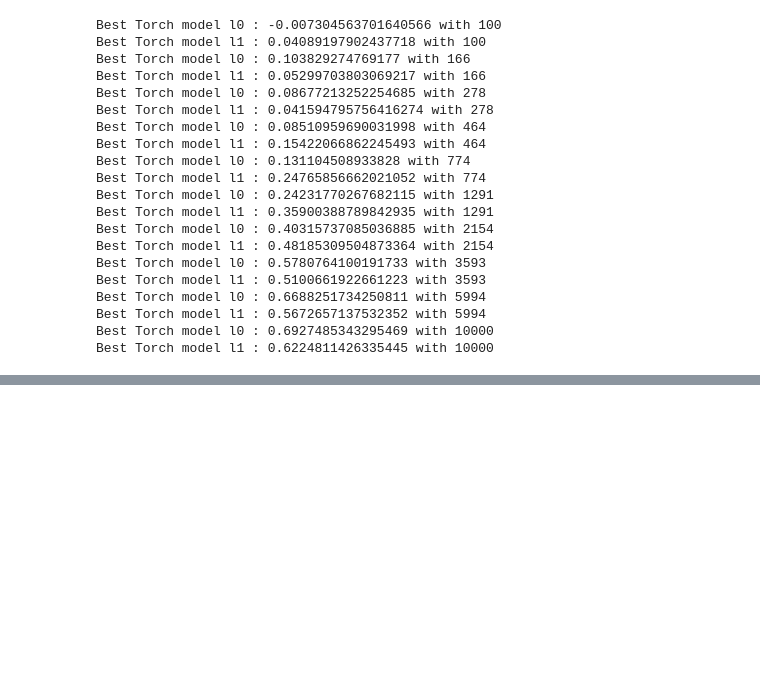
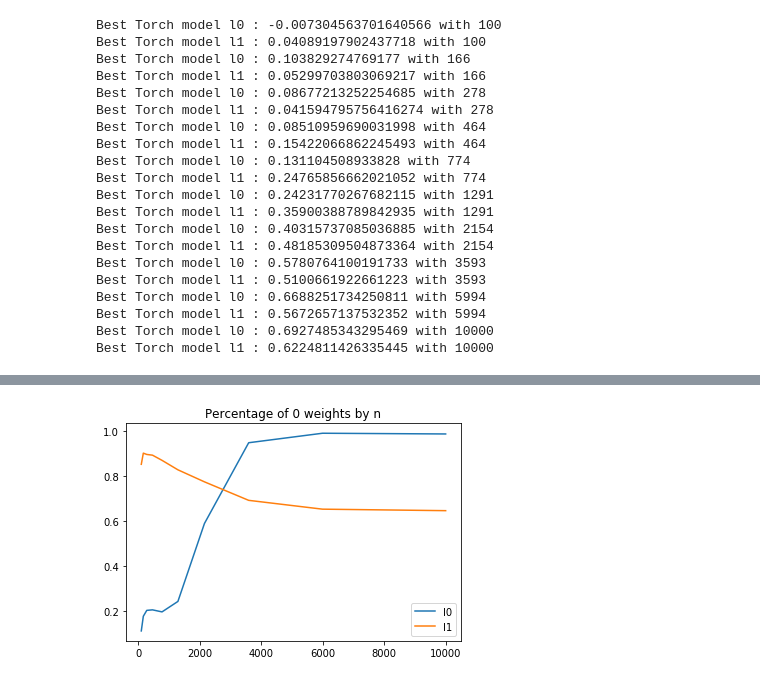
Before and after one commit to rmporsch/ML_genetic_risk, a Jupyter notebook: notebooks/Serial_and_sklearn_model.ipynb, the cells around one changed output, grey strips where cells are left out. Cells and saved outputs as stored; diff of their text form; code cells hidden in the pictures; blank space fills up the shorter version.

```diff
--- a/notebooks/Serial_and_sklearn_model.ipynb
+++ b/notebooks/Serial_and_sklearn_model.ipynb
@@ -236,0 +279,9 @@ out['l0'][8].iter_coefs
+# %%
+fig, ax = plt.subplots(1,1)
+ax.plot([int(k) for k in g], [np.mean(np.round(k, 3)==0) for k in loc_iter], label='l0')
+ax.plot([int(k) for k in g], [np.mean(np.round(k, 3)==0) for k in l1_param], label='l1')
+ax.set_title('Percentage of 0 weights by n')
+ax.legend()
+fig.savefig('/home/robert/Documents/projects/ML_genetic_risk/doc/presentation/l0_results/percentage_0_l0l1.png')
+# %% [output]
+[figure, added]
```
Also changed, not shown: parts of 14 cells of this notebook, 19 other files.
